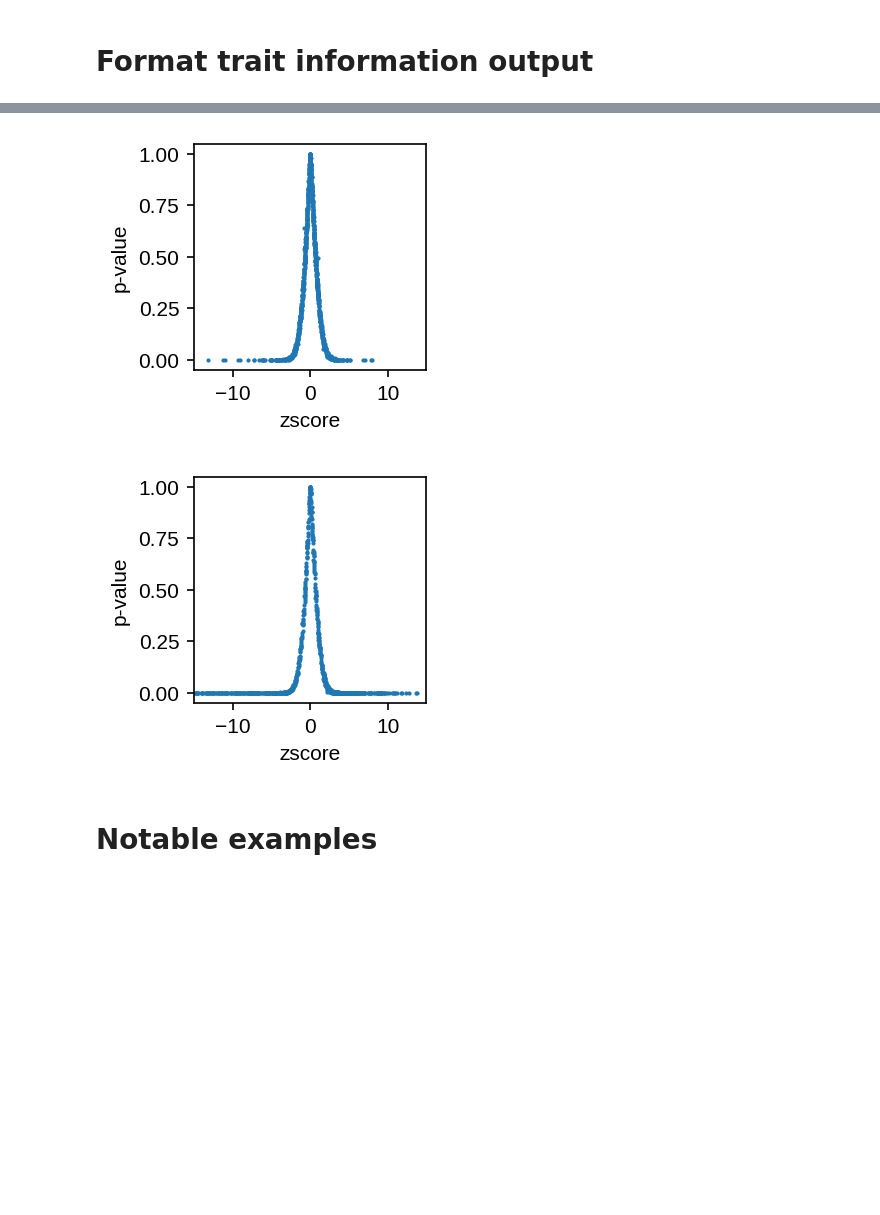
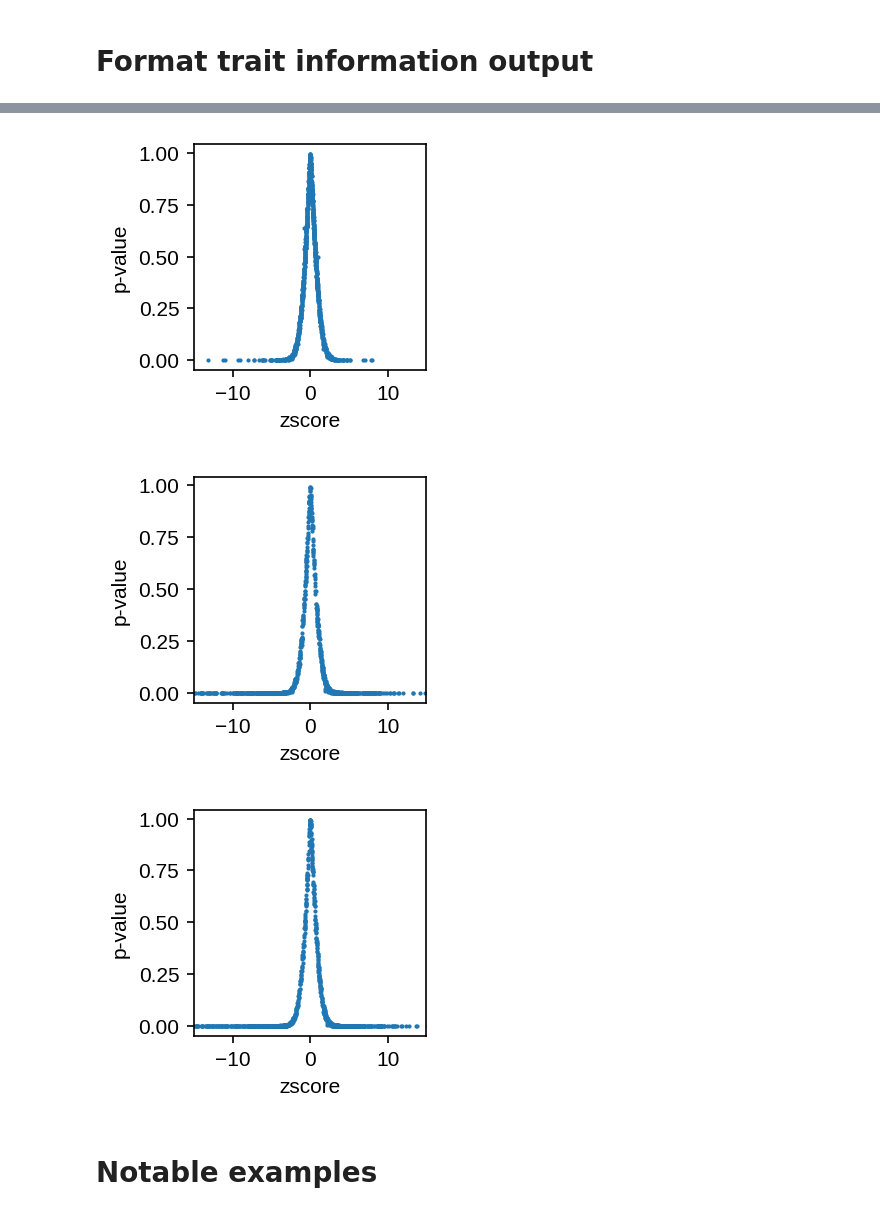
Before and after one commit to KangchengHou/calpred-manuscript, a Jupyter notebook: experiments/r2-diff/02-overview-r2.ipynb, the cells around one changed output, grey strips where cells are left out. Saved outputs shown, nothing was run; the diff lists cells and outputs as text; code cells hidden in the pictures; blank space fills up the shorter version.

```diff
--- a/experiments/r2-diff/02-overview-r2.ipynb
+++ b/experiments/r2-diff/02-overview-r2.ipynb
@@ -37,6 +72,7 @@ covar_map = {row.id: row.short for _, row in df_covar_info.iterrows()}
 df_display = pd.read_excel(DATA_URL, sheet_name=2)
 # %%
 df_baseline_wb = load_r2_result(result_dir=f"out/", group="white")[0]
+df_baseline_other = load_r2_result(result_dir=f"out/", group="other")[0]
 df_baseline_all = load_r2_result(result_dir=f"out/", group="all")[0]
 
 trait_list = list(df_baseline_wb.index[df_baseline_wb > 0.05])
@@ -45,9 +81,21 @@ print(
 )
 
 # education years as this is used in Mostafavi et al.
-trait_list += ["years_of_edu"]
-
+trait_list += ["years_of_edu", "neuroticism"]
+trait_list = [
+    trait
+    for trait in trait_list
+    if trait
+    not in [
+        "M_log_testosterone",
+        "M_less_hair",
+        "F_menarche",
+        "F_age_first_birth",
+        "F_log_testosterone",
+    ]
+]
 covar_list = covar_map.keys()
+np.savetxt("results/80traits.txt", trait_list, fmt="%s")
 # %% [output]
 Retaining 83/247 traits have R2 > 0.05 in white British individuals
 # %% [markdown]
@@ -94,6 +141,6 @@ Text(0, 0.5, '$R^2$ in All populations')
 # %%
 df_numerical = []
-for group in ["white", "all"]:
+for group in ["white", "other", "all"]:
     df_baseline, df_diff, df_diff_pval, df_diff_zscore = load_r2_result(
         result_dir=f"out/", group=group
     )
@@ -110,26 +157,25 @@ for group in ["white", "all"]:
         df_diff.loc[covar_list, trait_list]
         .rename(index=covar_map, columns=trait_map)
         .reset_index()
-        .melt(id_vars=["group"], value_name="R2_diff")
+        .melt(id_vars=["group"], value_name="R2_reldiff")
     )
 
     df_tmp2 = (
         df_diff_zscore.loc[covar_list, trait_list]
         .rename(index=covar_map, columns=trait_map)
         .reset_index()
-        .melt(id_vars=["group"], value_name="R2_diff_z")
+        .melt(id_vars=["group"], value_name="R2_reldiff_z")
     )
     assert np.all(df_tmp1[["group", "trait"]] == df_tmp2[["group", "trait"]])
     df_tmp = pd.merge(df_tmp1, df_tmp2, on=["group", "trait"]).rename(
         columns={"group": "covar"}
     )
-    if group == "white":
-        df_tmp["group"] = "WB"
-    elif group == "all":
-        df_tmp["group"] = "All"
-    else:
-        raise NotImplementedError
-    df_tmp = df_tmp[["group", "trait", "covar", "R2_diff", "R2_diff_z"]]
+    df_tmp["group"] = group
+    df_tmp = df_tmp[["group", "trait", "covar", "R2_reldiff", "R2_reldiff_z"]].merge(
+        df_baseline.rename(index=trait_map).rename("R2_baseline"),
+        left_on="trait",
+        right_index=True,
+    )
     df_numerical.append(df_tmp)
 
     fig, ax = plt.subplots(figsize=(2, 2), dpi=150)
@@ -165,6 +211,6 @@ for group in ["white", "all"]:
     print("#" * 50)
 df_numerical = pd.concat(df_numerical)
 
-df_numerical.to_excel("results/r2_numerical.xlsx", index=False, float_format="%.4f")
+df_numerical.to_excel("results/ukb-r2.xlsx", index=False, float_format="%.4f")
 # %% [output]
 ##### white
@@ -185,7 +231,8 @@ covariates x traits: (11, 84)
 --------------------------------------------------
 ##################################################
 [figure]
-[figure, old version]
+[figure, new version]
+[figure, added]
 # %% [markdown]
 # Notable examples
 # %%
```
Also changed, not shown: parts of 4 cells of this notebook, 7 other files.
